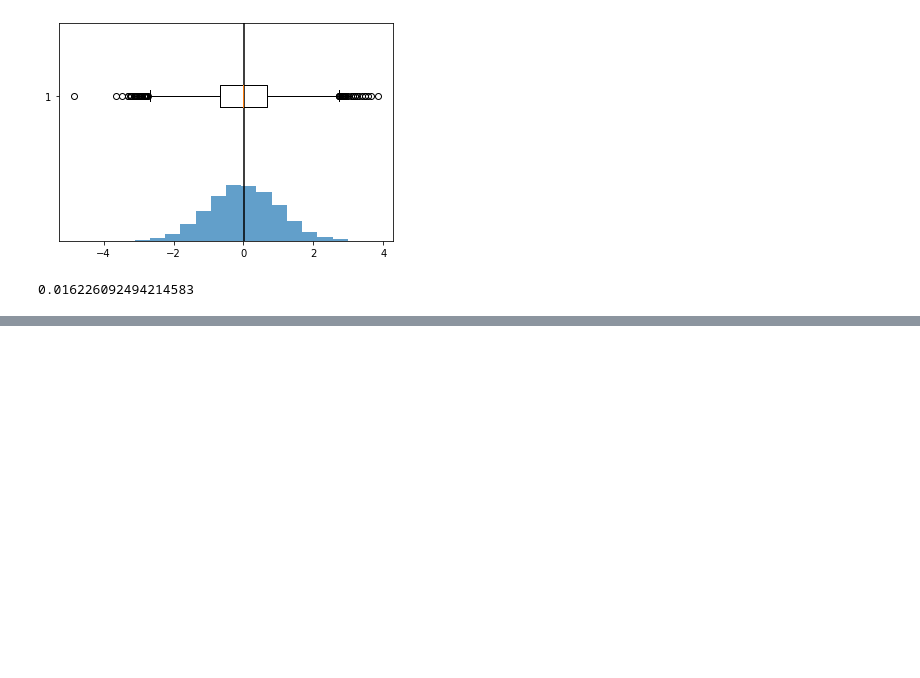
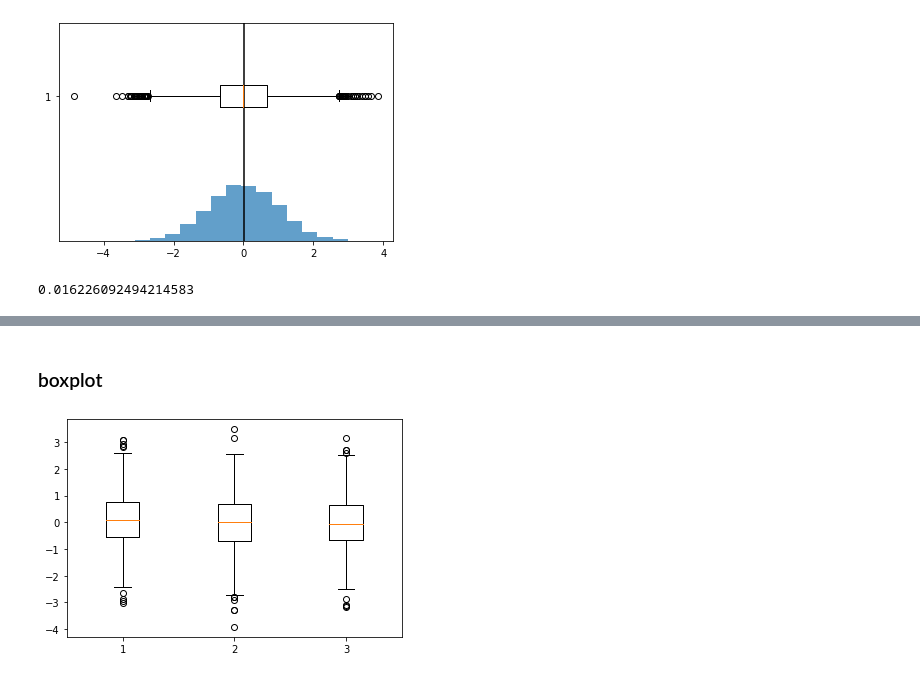
Before and after one commit to NishantBaheti/MachineLearningExploration, a Jupyter notebook: PracticalStatistics/Statistics.ipynb, the cells around one changed output, grey strips where cells are left out. Cells and saved outputs as stored; diff of their text form; code cells hidden in the pictures; blank space fills up the shorter version.

```diff
--- a/PracticalStatistics/Statistics.ipynb
+++ b/PracticalStatistics/Statistics.ipynb
@@ -386,0 +376,7 @@ np.random.rand()
+# %% [markdown]
+### boxplot
+# %%
+plt.boxplot(X)
+plt.show()
+# %% [output]
+[figure, added]
```
Also changed, not shown: parts of 34 cells of this notebook, 2 other files.
